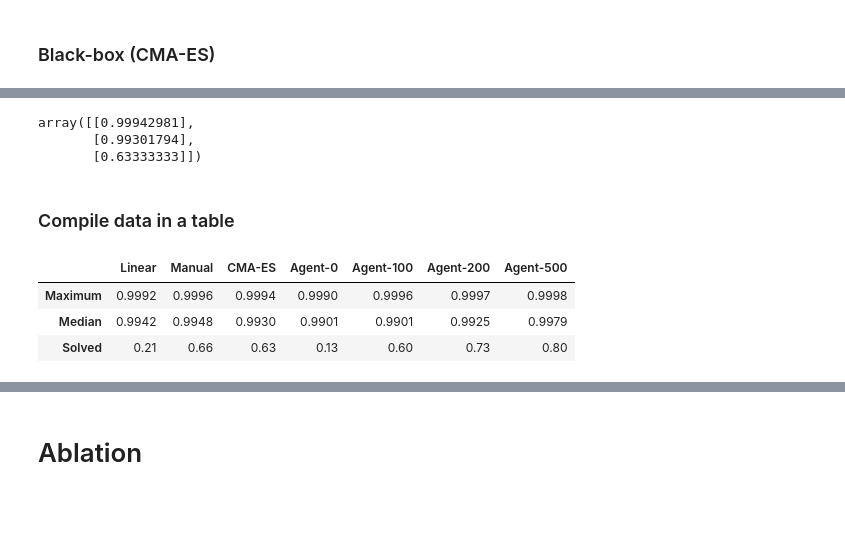
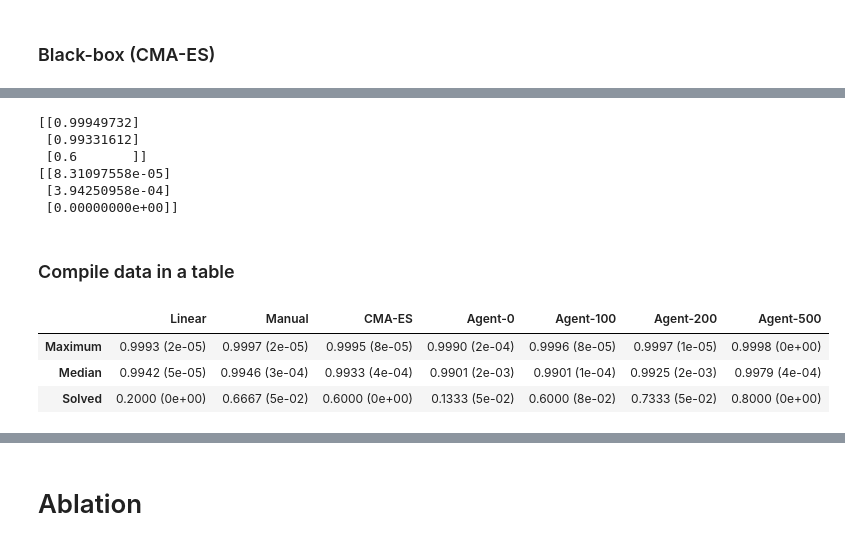
Before and after one commit to BeloborodovDS/SIMCIM-RL, a Jupyter notebook: plot.ipynb, the cells around one changed output, grey strips where cells are left out. Drawn from its saved outputs; the diff is of its cells as text; code cells hidden in the pictures; blank space fills up the shorter version.

```diff
--- a/plot.ipynb
+++ b/plot.ipynb
@@ -28,8 +28,14 @@ for g in range(1,11):
         with open('checkpoints/ppo/ref-G{}-seed{}.res'.format(g, s)) as f:
             res = json.load(f)
         mx = np.array(res['train_max'])[ind].T/res['bls_bench']
+        #mx = np.array([[np.max(np.array(res['train_max'])[:i+1,:]) for i in ind]]) / res['bls_bench']
         md = np.array(res['train_median'])[ind].T/res['bls_bench']
         solved = (mx >= 1).astype(float)
         agent_data.append(np.vstack([mx,md,solved]))
 
-agent_data = np.mean(agent_data, axis=0)
+#agent_data = np.mean(agent_data, axis=0)
+agent_data = np.array(agent_data).reshape(10,3,3,4) # graphs, seeds, statistics, checkpoints
+agent_data = agent_data.mean(axis=0) # avg over graphs
+agent_std = agent_data.std(axis=0) # std over seeds
+agent_std[agent_std<1e-12] = 0 # remove numerical error
+agent_data = agent_data.mean(axis=0) # avg over seeds
@@ -105,7 +139,7 @@ from scipy.optimize import minimize
 import cma
 
 def make_sim_cost(g, config, batch_size, minb, maxb):
-    gr = read_gset('../data/G{}.txt'.format(g), negate=True)
+    gr = read_gset('./data/G{}.txt'.format(g), negate=True)
     sim = SIMCIM(gr, device='cuda', batch_size=batch_size, **config)
     J = torch.max(torch.sum(torch.abs(torch.tensor(gr)), 1)).item()
 
@@ -154,4 +188,4 @@ for g in range(1,11):
 
         print("G{}, seed {} | best {}, reproduced {}".format(g, seed, -es.best.f, -score))
 
-cma_data = np.mean(cma_data, axis=0)
+#cma_data = np.mean(cma_data, axis=0)
@@ -176,25 +192,41 @@ G10, seed 2 | best 2000.00390625, reproduced 1996.0078125
-# %%
-cma_data
-# %% [output]
-array([[0.99942981],
-       [0.99301794],
-       [0.63333333]])
+# %%
+cma_data = np.array(cma_data).reshape(10,3,3,1) # graphs, seeds, statistics, checkpoints
+cma_data = cma_data.mean(axis=0) # avg over graphs
+cma_std = cma_data.std(axis=0) # std over seeds
+cma_std[cma_std<1e-12] = 0 # remove numerical error
+cma_data = cma_data.mean(axis=0) # avg over seeds
+# %%
+print(cma_data)
+print(cma_std)
+# %% [output]
+[[0.99949732]
+ [0.99331612]
+ [0.6       ]]
+[[8.31097558e-05]
+ [3.94250958e-04]
+ [0.00000000e+00]]
 # %% [markdown]
 ### Compile data in a table
 # %%
 data = pd.DataFrame(data=np.hstack([comp_data, cma_data, agent_data]),
                     index = ['Maximum', 'Median', 'Solved'],
                     columns=['Linear', 'Manual', 'CMA-ES'] + ['Agent-{}'.format(i) for i in ind])
-data.loc['Maximum'] = ['{:.4f}'.format(e) for e in data.loc['Maximum'].values]
-data.loc['Median']  = ['{:.4f}'.format(e) for e in data.loc['Median'].values]
-data.loc['Solved']  = ['{:.2f}'.format(e) for e in data.loc['Solved'].values]
+data_std = pd.DataFrame(data=np.hstack([comp_std, cma_std, agent_std]),
+                    index = ['Maximum', 'Median', 'Solved'],
+                    columns=['Linear', 'Manual', 'CMA-ES'] + ['Agent-{}'.format(i) for i in ind])
+data.loc['Maximum'] = ['{:.4f} ({:.0e})'.format(e,s) for e,s in
+                       zip(data.loc['Maximum'].values, data_std.loc['Maximum'].values)]
+data.loc['Median']  = ['{:.4f} ({:.0e})'.format(e,s) for e,s in
+                       zip(data.loc['Median'].values, data_std.loc['Median'].values)]
+data.loc['Solved']  = ['{:.4f} ({:.0e})'.format(e,s) for e,s in
+                       zip(data.loc['Solved'].values, data_std.loc['Solved'].values)]
 
 data
 # %% [output]
 |  | Linear | Manual | CMA-ES | Agent-0 | Agent-100 | Agent-200 | Agent-500 |
-| Maximum | 0.9992 | 0.9996 | 0.9994 | 0.9990 | 0.9996 | 0.9997 | 0.9998 |
-| Median | 0.9942 | 0.9948 | 0.9930 | 0.9901 | 0.9901 | 0.9925 | 0.9979 |
-| Solved | 0.21 | 0.66 | 0.63 | 0.13 | 0.60 | 0.73 | 0.80 |
+| Maximum | 0.9993 (2e-05) | 0.9997 (2e-05) | 0.9995 (8e-05) | 0.9990 (2e-04) | 0.9996 (8e-05) | 0.9997 (1e-05) | 0.9998 (0e+00) |
+| Median | 0.9942 (5e-05) | 0.9946 (3e-04) | 0.9933 (4e-04) | 0.9901 (2e-03) | 0.9901 (1e-04) | 0.9925 (2e-03) | 0.9979 (4e-04) |
+| Solved | 0.2000 (0e+00) | 0.6667 (5e-02) | 0.6000 (0e+00) | 0.1333 (5e-02) | 0.6000 (8e-02) | 0.7333 (5e-02) | 0.8000 (0e+00) |
 # %%
 print(data.to_latex())
 # %% [output]
```
Also changed, not shown: parts of 18 cells of this notebook.
